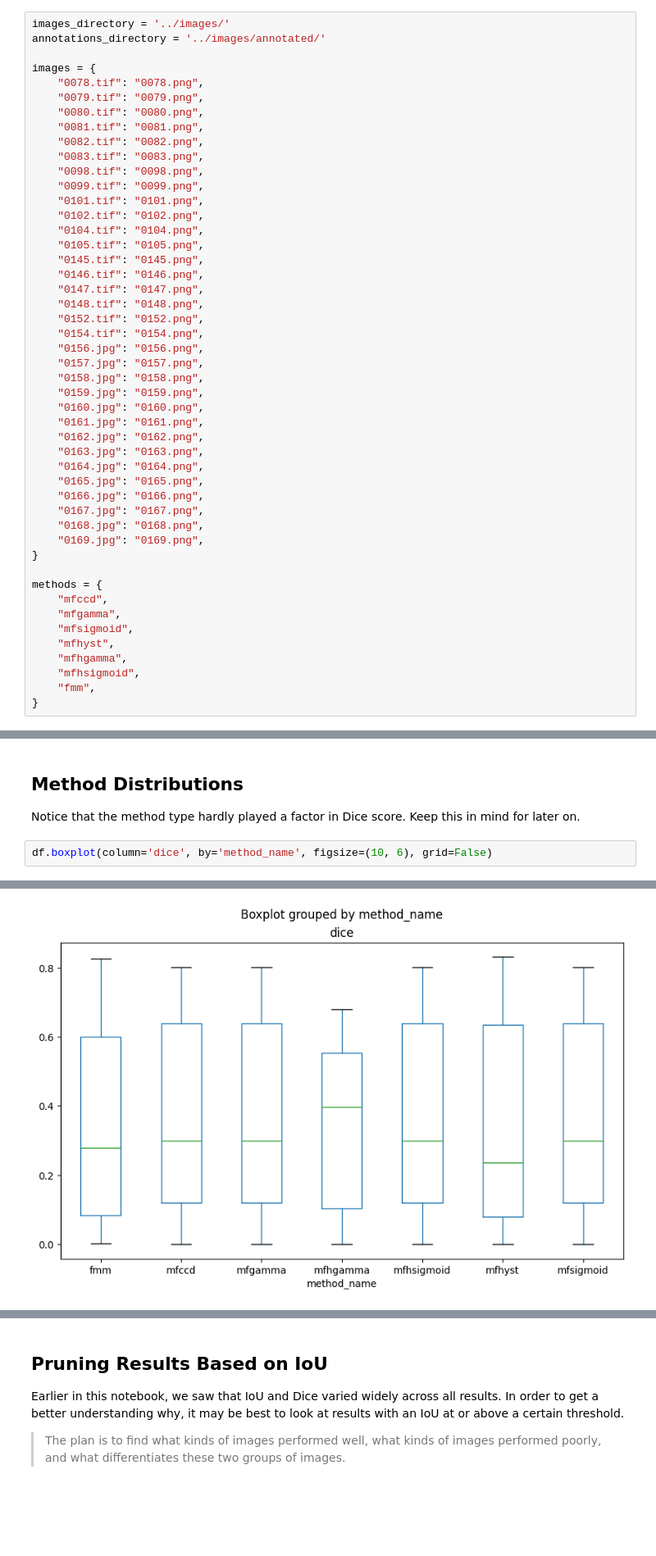
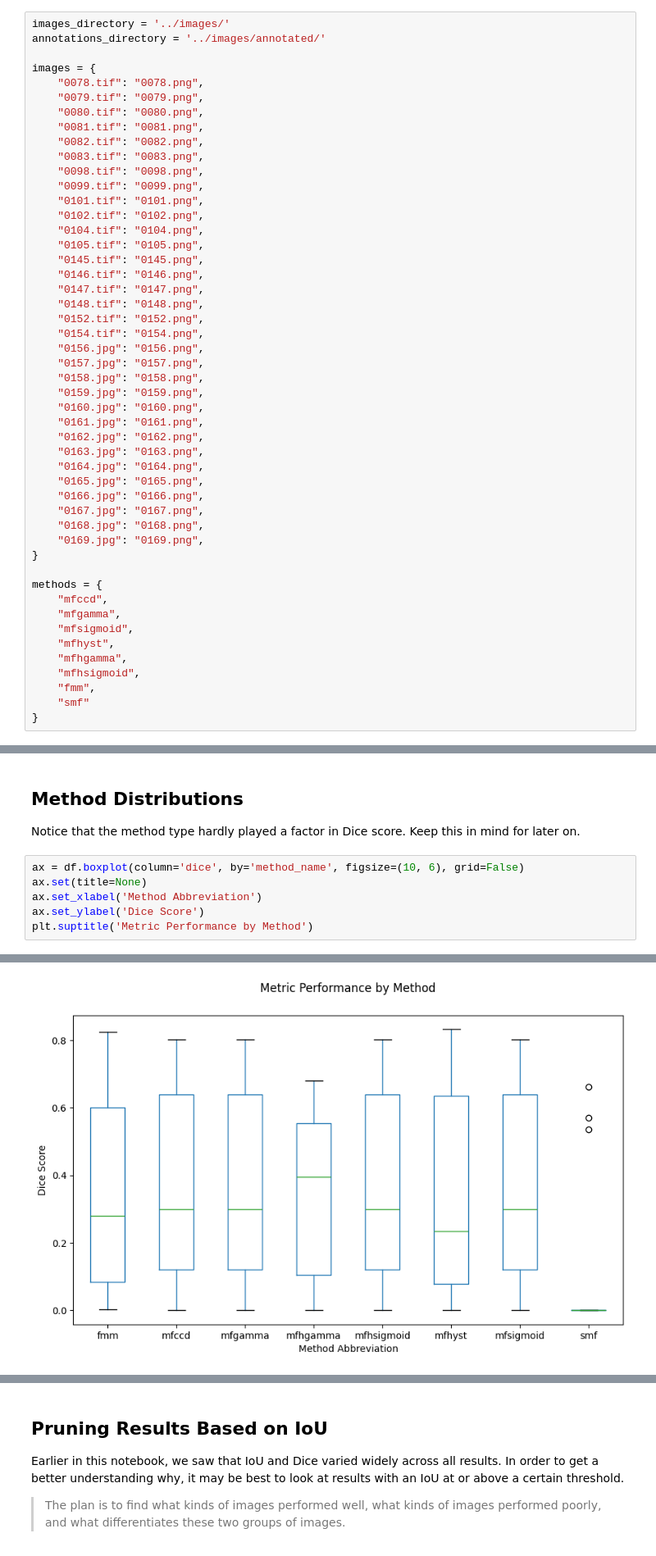
Before and after one commit to KokonutGamer/natural-gas-ndt-analysis, a Jupyter notebook: scripts/segmentation_metrics_benchmarking.ipynb, the cells around one changed output, grey strips where cells are left out. Shown at 82% size. Cells and saved outputs as stored; diff of their text form; blank space fills up the shorter version.

```diff
--- a/scripts/segmentation_metrics_benchmarking.ipynb
+++ b/scripts/segmentation_metrics_benchmarking.ipynb
@@ -62,6 +62,7 @@ methods = {
     "mfhgamma",
     "mfhsigmoid",
     "fmm",
+    "smf"
 }
 # %% [markdown]
 ## Scoring Logic
@@ -138,5 +164,9 @@ plt.show()
 ## Method Distributions
 Notice that the method type hardly played a factor in Dice score. Keep this in mind for later on.
 # %%
-df.boxplot(column='dice', by='method_name', figsize=(10, 6), grid=False)
+ax = df.boxplot(column='dice', by='method_name', figsize=(10, 6), grid=False)
+ax.set(title=None)
+ax.set_xlabel('Method Abbreviation')
+ax.set_ylabel('Dice Score')
+plt.suptitle('Metric Performance by Method')
 # %% [output]
@@ -144,4 +174,4 @@ df.boxplot(column='dice', by='method_name', figsize=(10, 6), grid=False)
-[figure, old version]
+[figure, new version]
 # %%
 method_performance = (
     df.groupby("method_name")[["iou", "dice", "percent_err"]]
```
Also changed, not shown: parts of 12 cells of this notebook, 3 other files.
